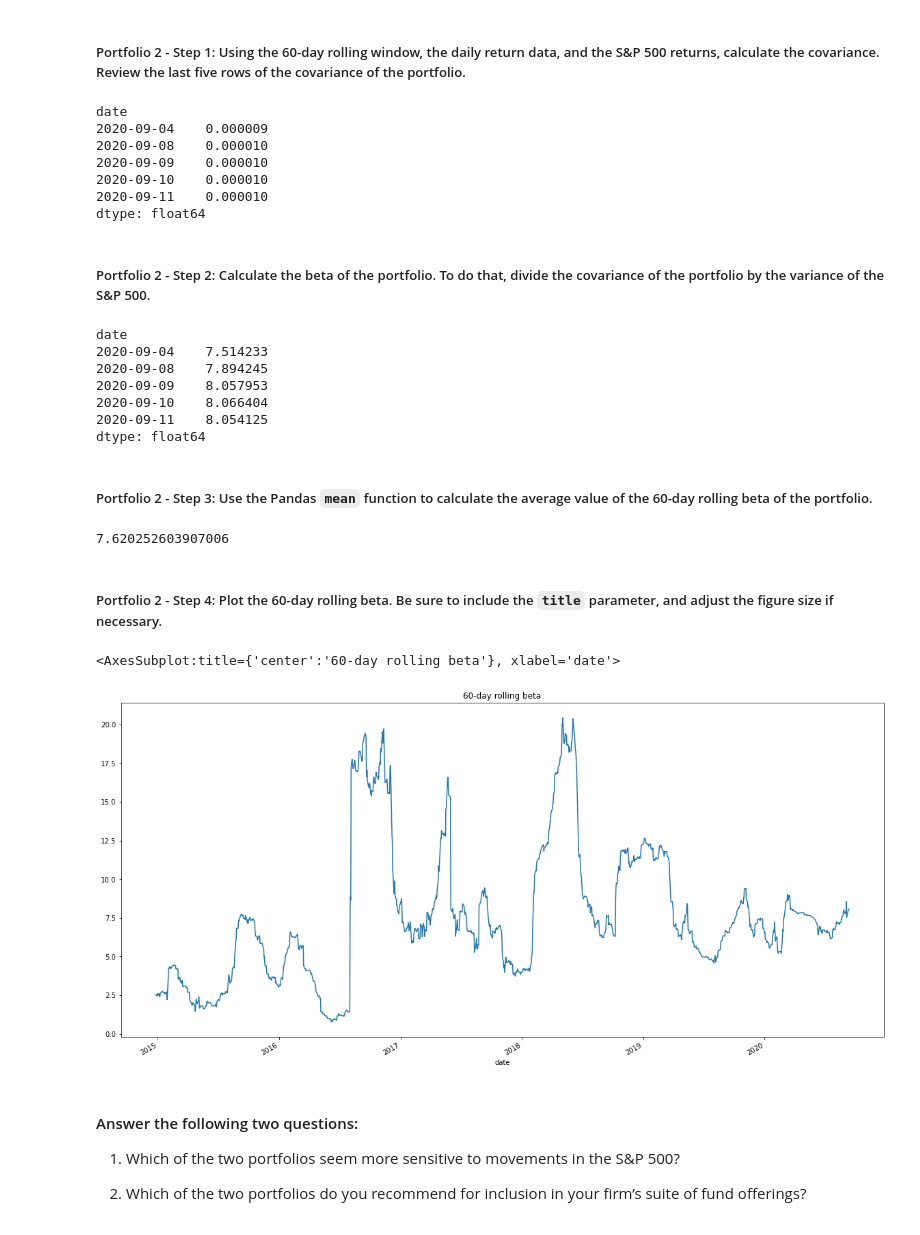
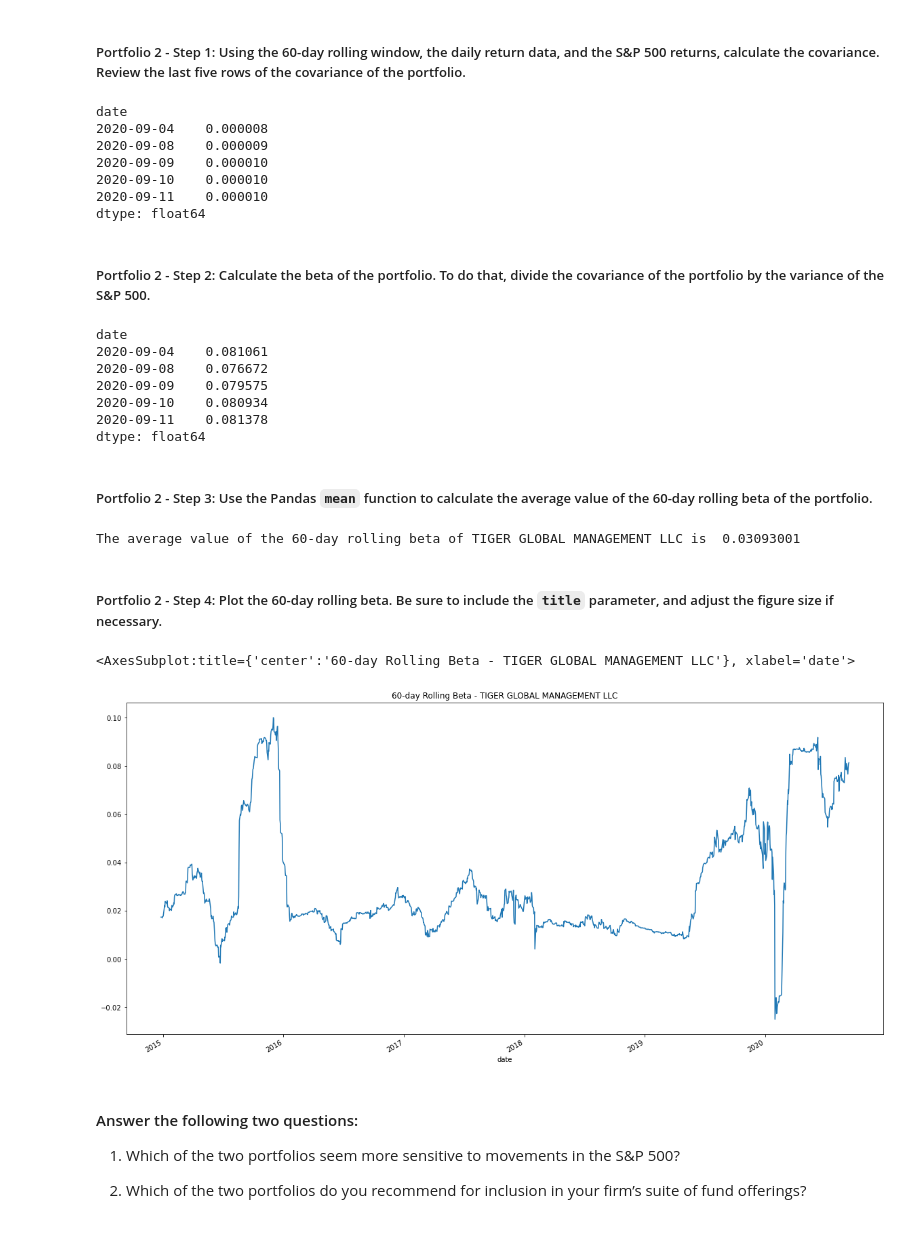
Before and after one commit to quinnwong31/RiskReturnAnalysis, a Jupyter notebook: risk_return_analysis.ipynb, the cells around one changed output. Drawn from its saved outputs; the diff is of its cells as text; code cells hidden in the pictures.

```diff
--- a/risk_return_analysis.ipynb
+++ b/risk_return_analysis.ipynb
@@ -128,10 +128,10 @@ whale_navs_df.head()
 # %%
 # Prepare for the analysis by converting the dataframe of NAVs and prices to daily returns
 # Drop any rows with all missing values
-daily_returns = whale_navs_df.pct_change().dropna()
+all_daily_returns = all_df.pct_change().dropna()
 
 # Review the first five rows of the daily returns DataFrame.
-daily_returns.head()
+all_daily_returns.head()
 # %% [output]
 |  | SOROS FUND MANAGEMENT LLC | PAULSON & CO.INC. | TIGER GLOBAL MANAGEMENT LLC | BERKSHIRE HATHAWAY INC | S&P 500 |
 | date |  |  |  |  |  |
@@ -364,10 +371,10 @@ Your analysis is nearing completion. Now, you need to evaluate how the portfolio
 #### Use the Pandas `var` function to calculate the variance of the S&P 500 by using a 60-day rolling window. Visualize the last five rows of the variance of the S&P 500.
 # %%
 # Calculate the variance of the S&P 500 using a rolling 60-day window.
-sp500_var = daily_returns['S&P 500'].rolling(window=60).var()
+snp500_var = daily_returns_all['S&P 500'].rolling(window=60).var()
 
 # Visualize the last five rows of the variance of the S&P 500.
-sp500_var.tail()
+snp500_var.tail()
 # %% [output]
 date
 2020-09-04    0.000103
@@ -439,15 +449,15 @@ portfolio_1_beta.plot(title='60-day rolling beta', figsize=(20,10))
 ##### Portfolio 2 - Step 1: Using the 60-day rolling window, the daily return data, and the S&P 500 returns, calculate the covariance. Review the last five rows of the covariance of the portfolio.
 # %%
 # Calculate the covariance using a 60-day rolling window
-p2 = "SOROS FUND MANAGEMENT LLC"
+p2 = "TIGER GLOBAL MANAGEMENT LLC"
 portfolio_2_cov = daily_returns[p2].rolling(window=60).cov(daily_returns['S&P 500'])
 
 # Review the last five rows of the covariance data
 portfolio_2_cov.tail()
 # %% [output]
 date
-2020-09-04    0.000009
-2020-09-08    0.000010
+2020-09-04    0.000008
+2020-09-08    0.000009
 2020-09-09    0.000010
 2020-09-10    0.000010
 2020-09-11    0.000010
@@ -456,34 +466,37 @@ dtype: float64
 ##### Portfolio 2 - Step 2: Calculate the beta of the portfolio. To do that, divide the covariance of the portfolio by the variance of the S&P 500.
 # %%
 # Calculate the beta based on the 60-day rolling covariance compared to the market (S&P 500)
-portfolio_2_beta = portfolio_2_cov / daily_returns[p2].rolling(window=60).var()
+portfolio_2_beta = portfolio_2_cov / snp500_var
 
 # Review the last five rows of the beta information
 portfolio_2_beta.tail()
 # %% [output]
 date
-2020-09-04    7.514233
-2020-09-08    7.894245
-2020-09-09    8.057953
-2020-09-10    8.066404
-2020-09-11    8.054125
+2020-09-04    0.081061
+2020-09-08    0.076672
+2020-09-09    0.079575
+2020-09-10    0.080934
+2020-09-11    0.081378
 dtype: float64
 # %% [markdown]
 ##### Portfolio 2 - Step 3: Use the Pandas `mean` function to calculate the average value of the 60-day rolling beta of the portfolio.
 # %%
 # Calculate the average of the 60-day rolling beta
-portfolio_2_beta.mean()
+portfolio_2_beta_60_avg = portfolio_2_beta.mean()
+
+# Print the average value of the 60-day rolling beta
+print(f'The average value of the 60-day rolling beta of {p2} is {portfolio_2_beta_60_avg: .8f}')
 # %% [output]
-7.620252603907006
+The average value of the 60-day rolling beta of TIGER GLOBAL MANAGEMENT LLC is  0.03093001
 # %% [markdown]
 ##### Portfolio 2 - Step 4: Plot the 60-day rolling beta. Be sure to include the `title` parameter, and adjust the figure size if necessary.
 # %%
 # Plot the rolling beta
 # Include a title parameter and adjust the figure size
-portfolio_2_beta.plot(title='60-day rolling beta', figsize=(20,10))
+portfolio_2_beta.plot(title='60-day Rolling Beta - ' + p2, figsize=(20,10))
 # %% [output]
-<AxesSubplot:title={'center':'60-day rolling beta'}, xlabel='date'>
+<AxesSubplot:title={'center':'60-day Rolling Beta - TIGER GLOBAL MANAGEMENT LLC'}, xlabel='date'>
-[figure, old version]
+[figure, new version]
 # %% [markdown]
 #### Answer the following two questions:
 
```
Also changed, not shown: parts of 25 cells of this notebook.
